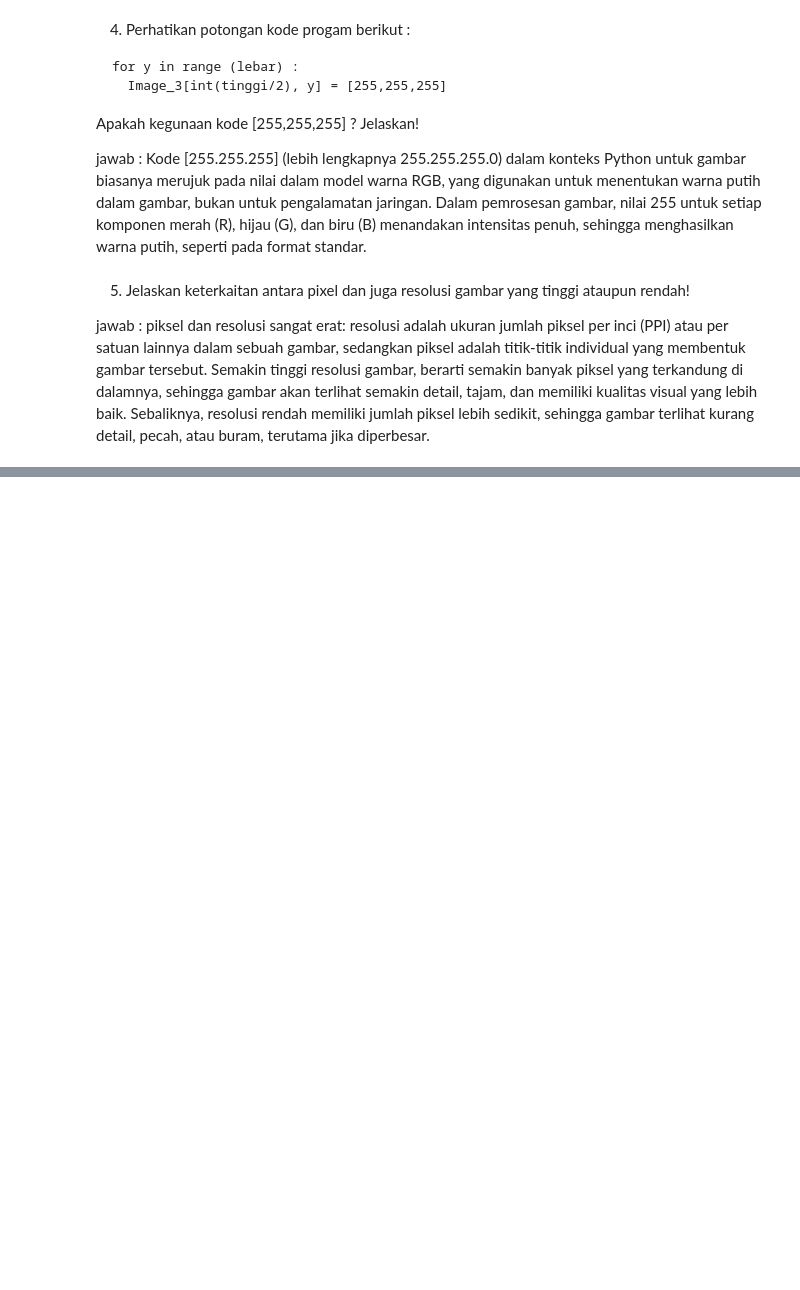
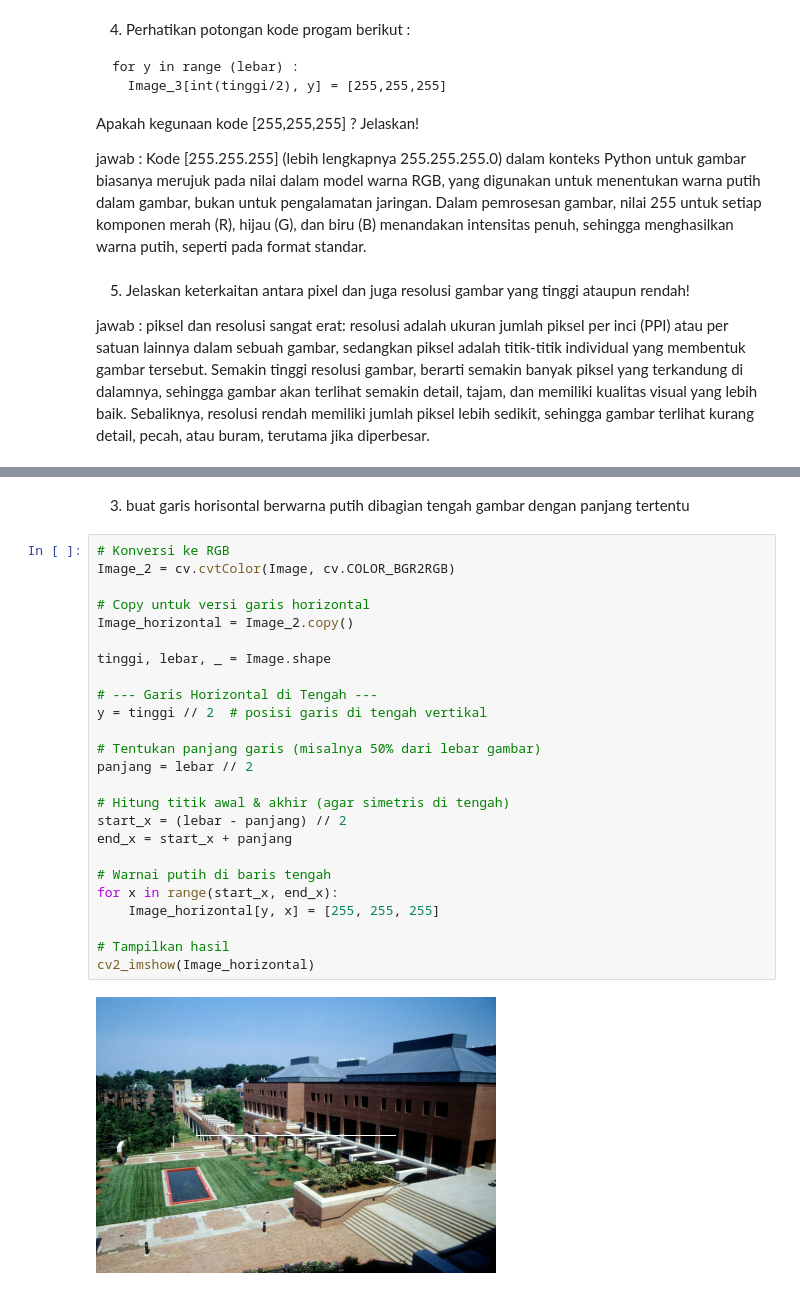
Before and after one commit to AlexanderDev2004/PCVK, a Jupyter notebook: week1.ipynb, the cells around one changed output, grey strips where cells are left out. Saved outputs shown, nothing was run; the diff lists cells and outputs as text; blank space fills up the shorter version.

```diff
--- a/week1.ipynb
+++ b/week1.ipynb
@@ -104,0 +159,30 @@ jawab : piksel dan resolusi sangat erat: resolusi adalah ukuran jumlah piksel pe
+# %% [markdown]
+3. buat garis horisontal berwarna putih dibagian tengah gambar dengan
+panjang tertentu
+# %%
+# Konversi ke RGB
+Image_2 = cv.cvtColor(Image, cv.COLOR_BGR2RGB)
+
+# Copy untuk versi garis horizontal
+Image_horizontal = Image_2.copy()
+
+tinggi, lebar, _ = Image.shape
+
+# --- Garis Horizontal di Tengah ---
+y = tinggi // 2  # posisi garis di tengah vertikal
+
+# Tentukan panjang garis (misalnya 50% dari lebar gambar)
+panjang = lebar // 2
+
+# Hitung titik awal & akhir (agar simetris di tengah)
+start_x = (lebar - panjang) // 2
+end_x = start_x + panjang
+
+# Warnai putih di baris tengah
+for x in range(start_x, end_x):
+    Image_horizontal[y, x] = [255, 255, 255]
+
+# Tampilkan hasil
+cv2_imshow(Image_horizontal)
+# %% [output]
+[figure, added]
```
Also changed, not shown: parts of 8 cells of this notebook.
